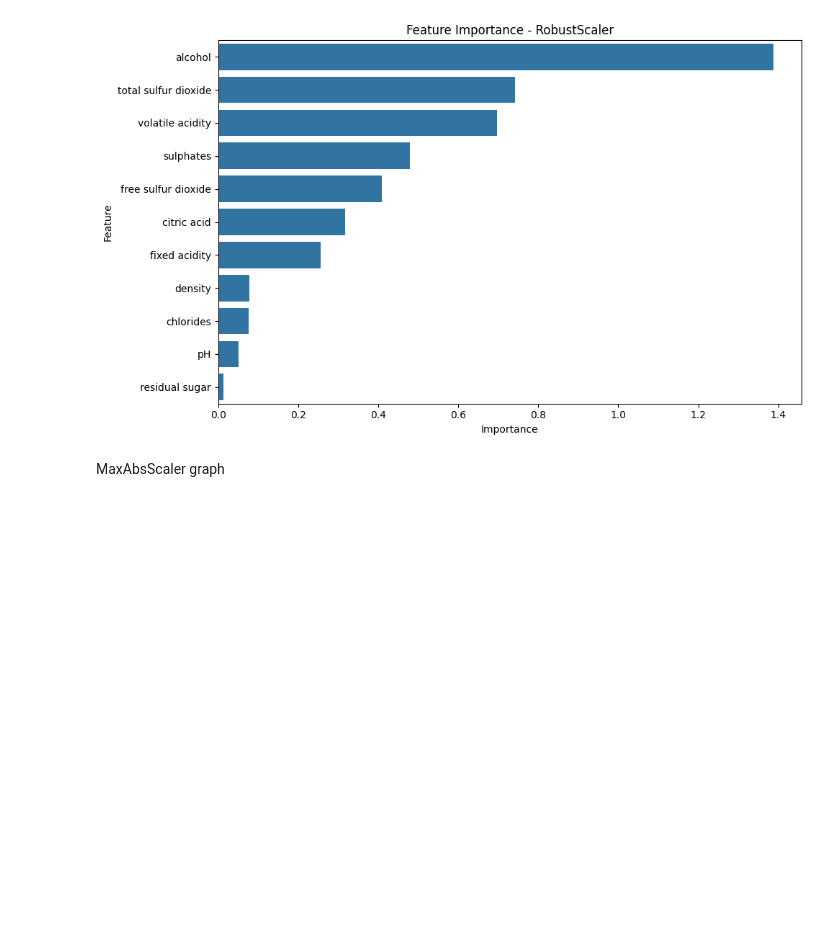
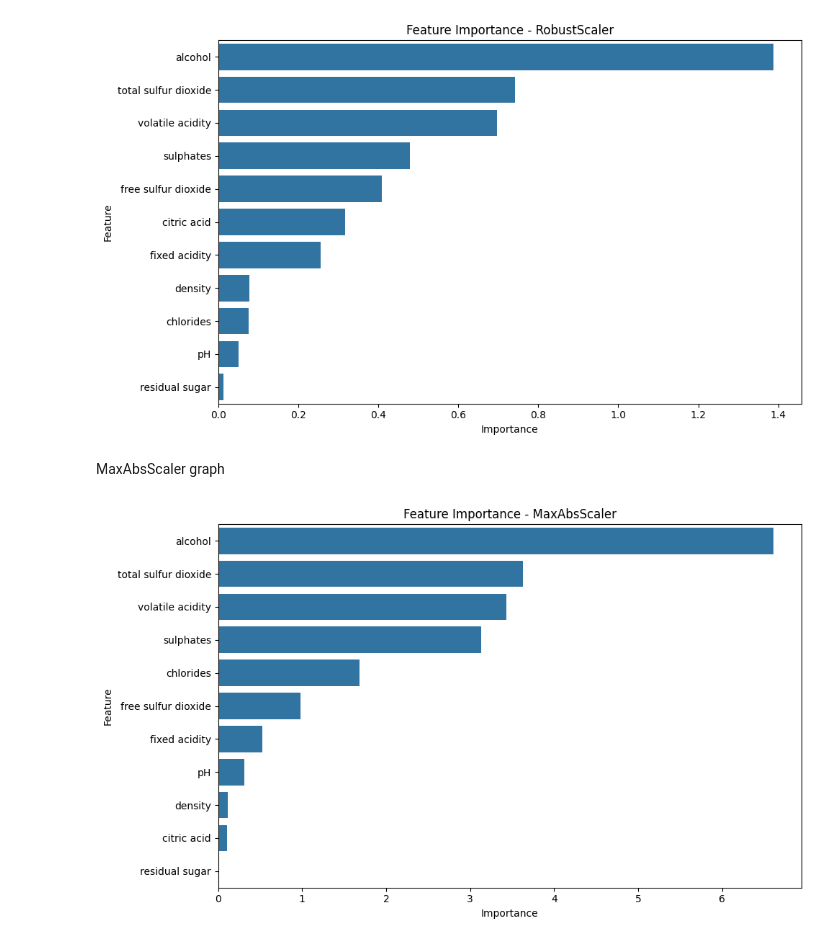
Before and after one commit to sirishan506-source/google-collab, a Jupyter notebook: winequality.ipynb, the cells around one changed output. Cells and saved outputs as stored; diff of their text form; code cells hidden in the pictures; blank space fills up the shorter version.

```diff
--- a/winequality.ipynb
+++ b/winequality.ipynb
@@ -352,26 +352,28 @@ MaxAbsScaler graph
 # %%
 # MaxAbsScaler Feature Importance
 
 from sklearn.preprocessing import MaxAbsScaler
 
 scaler = MaxAbsScaler()
 
 X_train_scaled = scaler.fit_transform(X_train)
-X_test_scaled = scaler.transform(X_test)*
+X_test_scaled = scaler.transform(X_test)
 
 logreg = LogisticRegression(max_iter=1000)
 logreg.fit(X_train_scaled, y_train_clf)
 
 importance = pd.DataFrame({
     'Feature': X.columns,
     'Importance': np.abs(logreg.coef_[0])
 }).sort_values('Importance', ascending=False)
 
 plt.figure(figsize=(10, 6))
 sns.barplot(x='Importance', y='Feature', data=importance)
 
 plt.title("Feature Importance - MaxAbsScaler")
 plt.xlabel("Importance")
 plt.ylabel("Feature")
 plt.tight_layout()
 plt.show()
+# %% [output]
+[figure, added]
```
